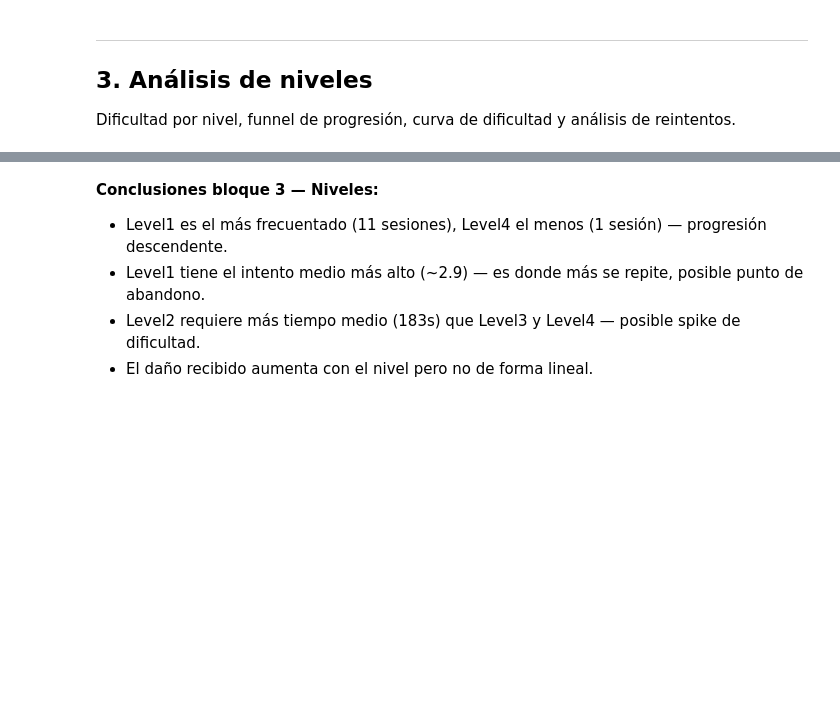
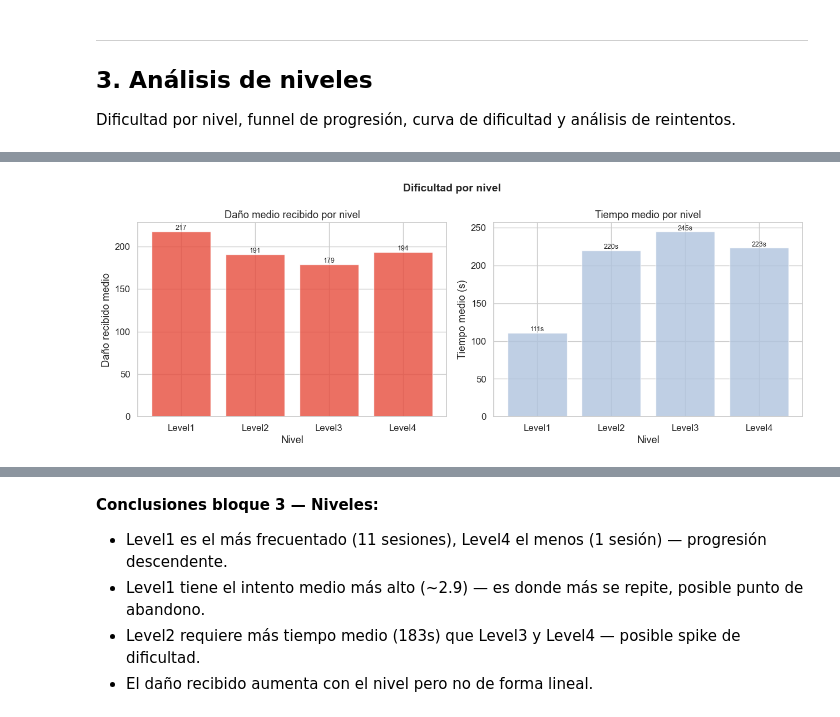
Before and after one commit to Siirkmox/TFM-GameAnalytics, a Jupyter notebook: notebooks/03_eda.ipynb, the cells around one changed output, grey strips where cells are left out. Drawn from its saved outputs; the diff is of its cells as text; code cells hidden in the pictures; blank space fills up the shorter version.

```diff
--- a/notebooks/03_eda.ipynb
+++ b/notebooks/03_eda.ipynb
@@ -190,25 +350,27 @@ save_fig('fig3_1_funnel_progresion')
 # %%
 # Fig 3.2 — Dificultad por nivel: daño recibido y tiempo
 fig, axes = plt.subplots(1, 2, figsize=(13, 5))
 fig.suptitle('Dificultad por nivel', fontsize=14, fontweight='bold')
 
 # Daño medio por nivel
 axes[0].bar(nivel_stats.index, nivel_stats['danio_medio'], color='#e74c3c', alpha=0.8)
 axes[0].set_xlabel('Nivel')
 axes[0].set_ylabel('Daño recibido medio')
 axes[0].set_title('Daño medio recibido por nivel')
 for i, v in enumerate(nivel_stats['danio_medio']):
     axes[0].text(i, v + 2, f'{v:.0f}', ha='center', fontsize=9)
 
 # Tiempo medio por nivel
-axes[1].bar(nivel_stats.index, nivel_stats['tiempo_medio'], color='#f39c12', alpha=0.8)
+axes[1].bar(nivel_stats.index, nivel_stats['tiempo_medio'], color='#B0C4DE', alpha=0.8)
 axes[1].set_xlabel('Nivel')
 axes[1].set_ylabel('Tiempo medio (s)')
 axes[1].set_title('Tiempo medio por nivel')
 for i, v in enumerate(nivel_stats['tiempo_medio']):
     axes[1].text(i, v + 2, f'{v:.0f}s', ha='center', fontsize=9)
 
 save_fig('fig3_2_dificultad_niveles')
+# %% [output]
+[figure, added]
 # %%
 # Fig 3.3 — Análisis de attempt (grinding): reintentos por nivel
 fig, ax = plt.subplots(figsize=(10, 5))
```
Also changed, not shown: parts of 77 cells of this notebook, 21 other files.
